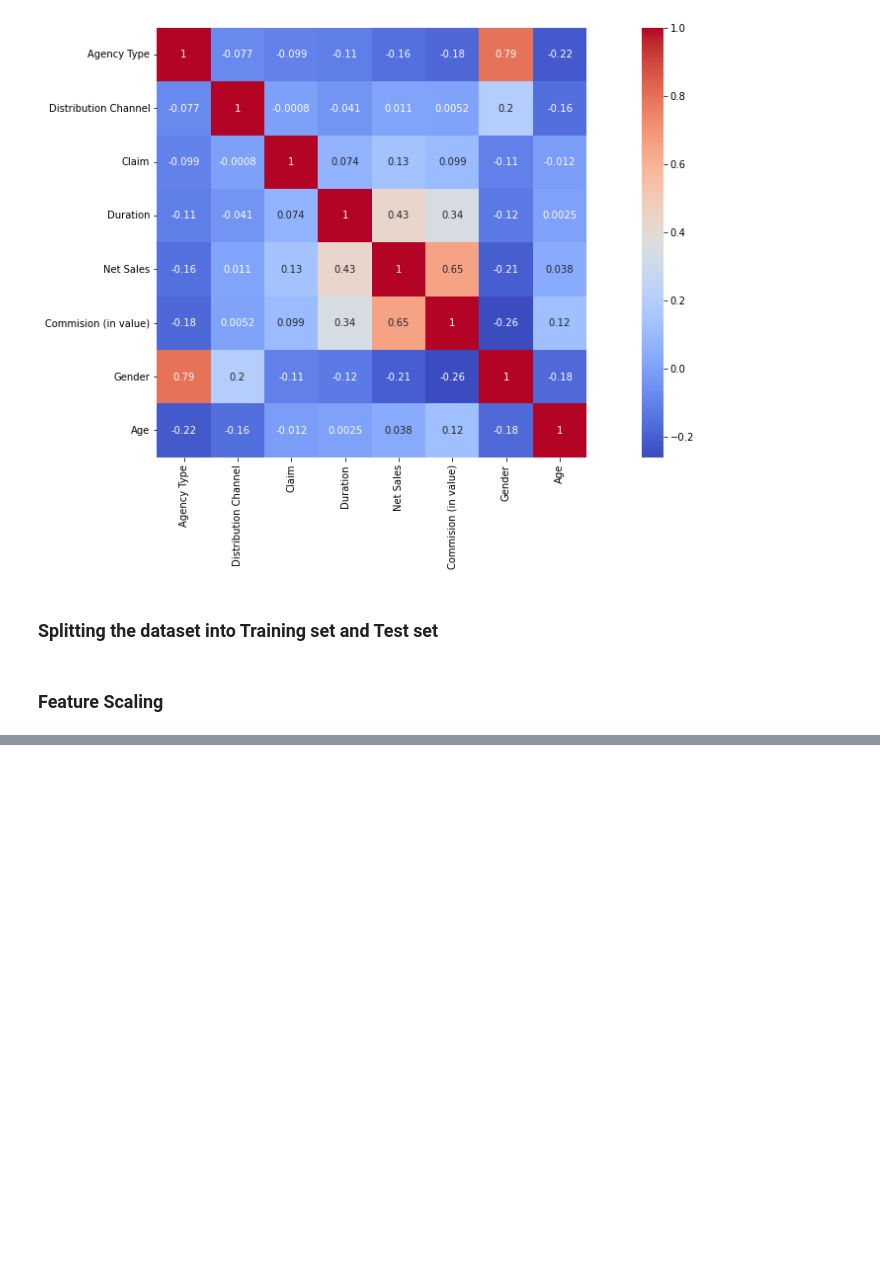
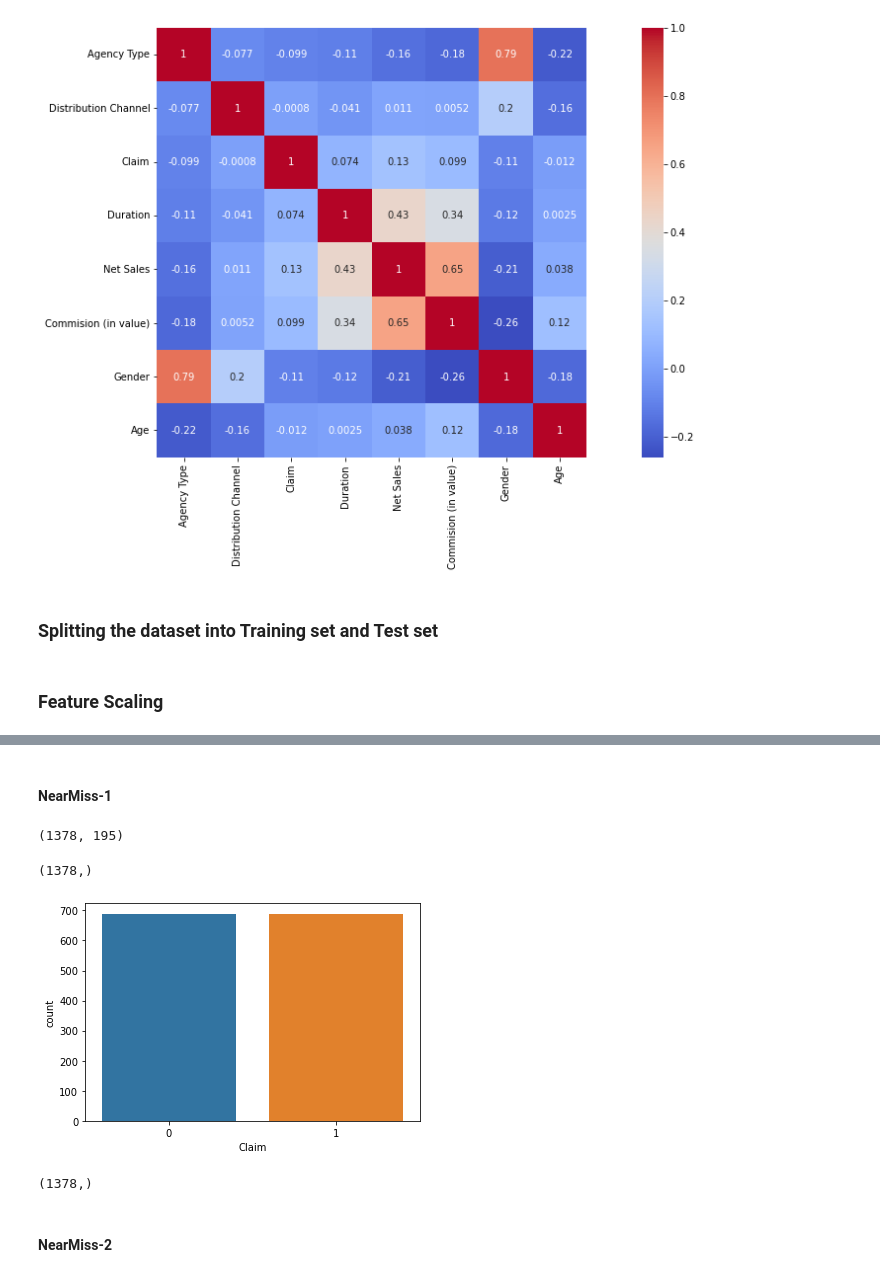
Before and after one commit to sohamthirty/Claim-Prediction, a Jupyter notebook: Preprocessing_Sampling.ipynb, the cells around one changed output, grey strips where cells are left out. Cells and saved outputs as stored; diff of their text form; code cells hidden in the pictures; blank space fills up the shorter version.

Commit message:
Oversampling and Undersampling post Train-Test split
Signed-off-by: sohamthirty <sohamthirty1999@gmail.com>

```diff
--- a/Preprocessing_Sampling.ipynb
+++ b/Preprocessing_Sampling.ipynb
@@ -111,0 +128,23 @@ X_test.loc[:,:] = sc.transform(X_test.loc[:,:])
+# %% [markdown]
+#### NearMiss-1
+# %%
+from imblearn.under_sampling import NearMiss
+
+# define the undersampling method
+undersample = NearMiss(version=1, n_neighbors=3)
+
+# transform the dataset
+X_train_u1, y_train_u1 = undersample.fit_resample(X_train, y_train)
+# %%
+X_train_u1.shape
+# %% [output]
+(1378, 195)
+# %%
+y_train_u1.shape
+# %% [output]
+(1378,)
+# %%
+# Countplot for target variable
+fig = sns.countplot(x = y_train_u1)
+# %% [output]
+[figure, added]
@@ -111,0 +153,6 @@ X_test.loc[:,:] = sc.transform(X_test.loc[:,:])
+# %%
+y_train_u1.shape
+# %% [output]
+(1378,)
+# %% [markdown]
+#### NearMiss-2
```
Also changed, not shown: parts of 27 cells of this notebook.
